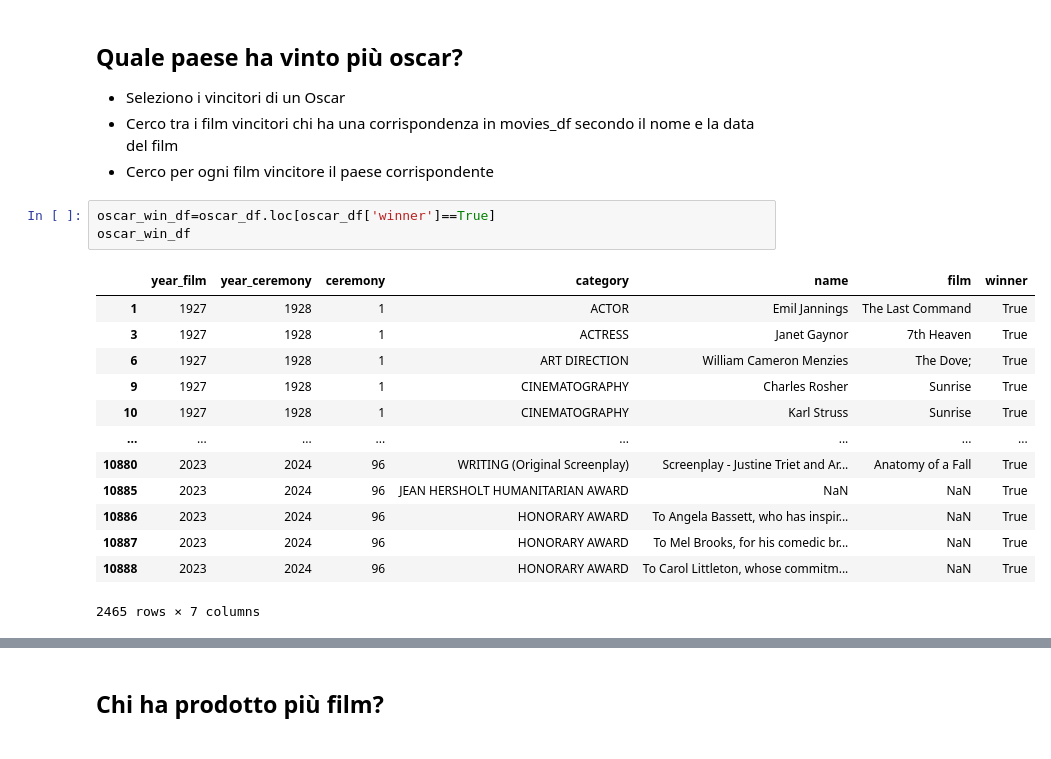
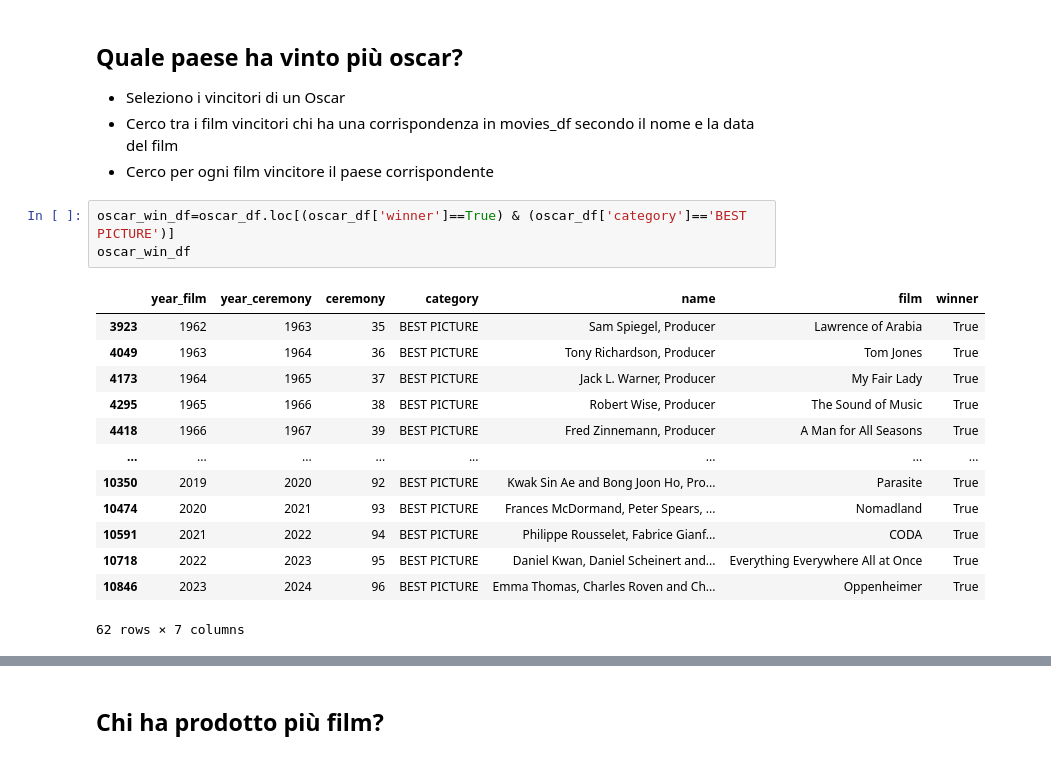
Before and after one commit to RasoFederico/ProgettoIUM-TWEB, a Jupyter notebook: Progetto_IUM/ProgettoIUM.ipynb, the cells around one changed output, grey strips where cells are left out. Saved outputs shown, nothing was run; the diff lists cells and outputs as text.

```diff
--- a/Progetto_IUM/ProgettoIUM.ipynb
+++ b/Progetto_IUM/ProgettoIUM.ipynb
@@ -82,22 +82,22 @@ print(num)
 * Cerco tra i film vincitori chi ha una corrispondenza in movies_df secondo il nome e la data del film
 * Cerco per ogni film vincitore il paese corrispondente
 # %%
-oscar_win_df=oscar_df.loc[oscar_df['winner']==True]
+oscar_win_df=oscar_df.loc[(oscar_df['winner']==True) & (oscar_df['category']=='BEST PICTURE')]
 oscar_win_df
 # %% [output]
 |  | year_film | year_ceremony | ceremony | category | name | film | winner |
-| 1 | 1927 | 1928 | 1 | ACTOR | Emil Jannings | The Last Command | True |
-| 3 | 1927 | 1928 | 1 | ACTRESS | Janet Gaynor | 7th Heaven | True |
-| 6 | 1927 | 1928 | 1 | ART DIRECTION | William Cameron Menzies | The Dove; | True |
-| 9 | 1927 | 1928 | 1 | CINEMATOGRAPHY | Charles Rosher | Sunrise | True |
-| 10 | 1927 | 1928 | 1 | CINEMATOGRAPHY | Karl Struss | Sunrise | True |
+| 3923 | 1962 | 1963 | 35 | BEST PICTURE | Sam Spiegel, Producer | Lawrence of Arabia | True |
+| 4049 | 1963 | 1964 | 36 | BEST PICTURE | Tony Richardson, Producer | Tom Jones | True |
+| 4173 | 1964 | 1965 | 37 | BEST PICTURE | Jack L. Warner, Producer | My Fair Lady | True |
+| 4295 | 1965 | 1966 | 38 | BEST PICTURE | Robert Wise, Producer | The Sound of Music | True |
+| 4418 | 1966 | 1967 | 39 | BEST PICTURE | Fred Zinnemann, Producer | A Man for All Seasons | True |
 | ... | ... | ... | ... | ... | ... | ... | ... |
-| 10880 | 2023 | 2024 | 96 | WRITING (Original Screenplay) | Screenplay - Justine Triet and Ar... | Anatomy of a Fall | True |
-| 10885 | 2023 | 2024 | 96 | JEAN HERSHOLT HUMANITARIAN AWARD | NaN | NaN | True |
-| 10886 | 2023 | 2024 | 96 | HONORARY AWARD | To Angela Bassett, who has inspir... | NaN | True |
-| 10887 | 2023 | 2024 | 96 | HONORARY AWARD | To Mel Brooks, for his comedic br... | NaN | True |
-| 10888 | 2023 | 2024 | 96 | HONORARY AWARD | To Carol Littleton, whose commitm... | NaN | True |
+| 10350 | 2019 | 2020 | 92 | BEST PICTURE | Kwak Sin Ae and Bong Joon Ho, Pro... | Parasite | True |
+| 10474 | 2020 | 2021 | 93 | BEST PICTURE | Frances McDormand, Peter Spears, ... | Nomadland | True |
+| 10591 | 2021 | 2022 | 94 | BEST PICTURE | Philippe Rousselet, Fabrice Gianf... | CODA | True |
+| 10718 | 2022 | 2023 | 95 | BEST PICTURE | Daniel Kwan, Daniel Scheinert and... | Everything Everywhere All at Once | True |
+| 10846 | 2023 | 2024 | 96 | BEST PICTURE | Emma Thomas, Charles Roven and Ch... | Oppenheimer | True |
-2465 rows × 7 columns
+62 rows × 7 columns
 # %%
 oscar_win_df = pd.merge(oscar_win_df, movies_df, left_on=['film','year_film'], right_on=['name','date'], how='inner')
 oscar_win_df
```
Also changed, not shown: parts of 9 cells of this notebook.
